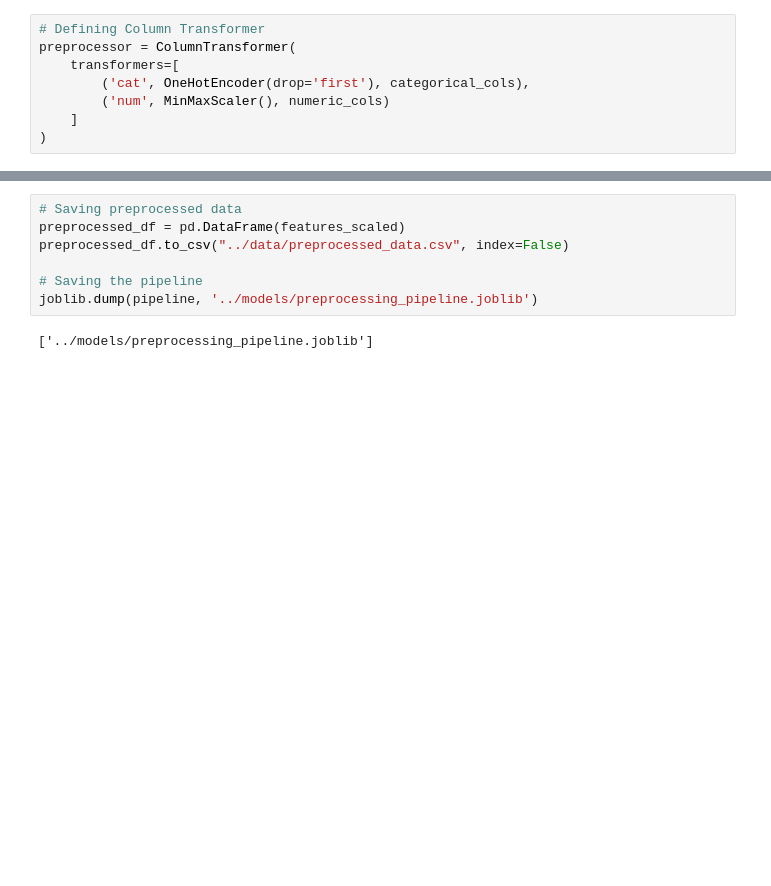
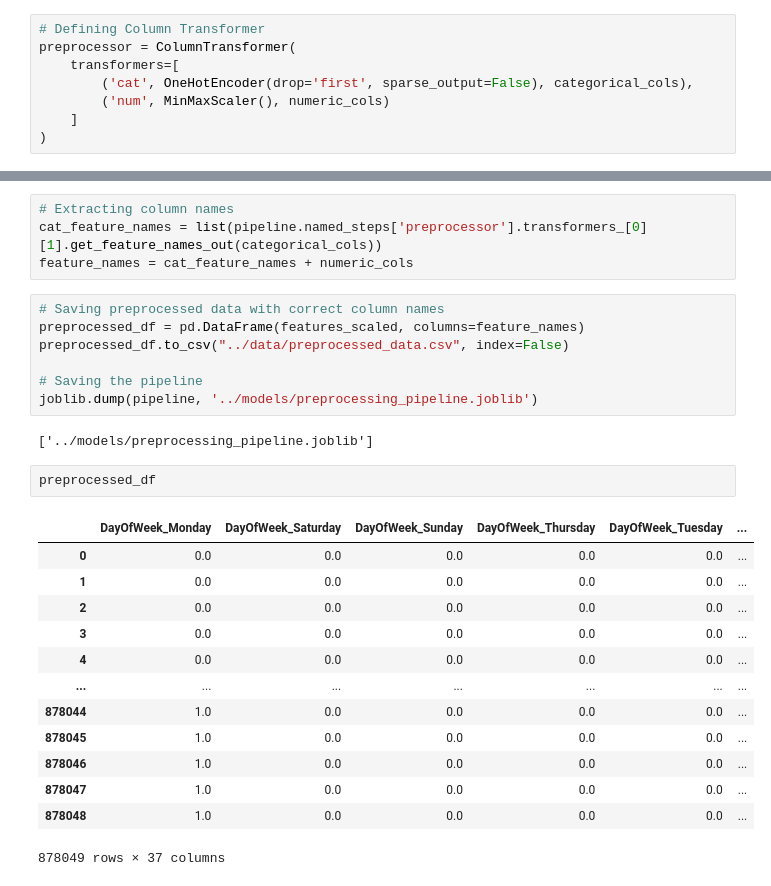
Before and after one commit to MohamedElsyed2005/crime_rate_prediction_project, a Jupyter notebook: notebooks/3_data_preprocessing.ipynb, the cells around one changed output, grey strips where cells are left out. Drawn from its saved outputs; the diff is of its cells as text; blank space fills up the shorter version.

Commit message:
feature names for pipeline

```diff
--- a/notebooks/3_data_preprocessing.ipynb
+++ b/notebooks/3_data_preprocessing.ipynb
@@ -23,7 +23,7 @@ numeric_cols = ['X', 'Y', 'Hour', 'Day', 'Month', 'Weekday']
 # Defining Column Transformer
 preprocessor = ColumnTransformer(
     transformers=[
-        ('cat', OneHotEncoder(drop='first'), categorical_cols),
+        ('cat', OneHotEncoder(drop='first', sparse_output=False), categorical_cols),
         ('num', MinMaxScaler(), numeric_cols)
     ]
 )
@@ -35,12 +35,32 @@ pipeline = Pipeline([
 # %%
 # Fit and transform data
 features_scaled = pipeline.fit_transform(df)
+# %%
+# Extracting column names
+cat_feature_names = list(pipeline.named_steps['preprocessor'].transformers_[0][1].get_feature_names_out(categorical_cols))
+feature_names = cat_feature_names + numeric_cols
 # %%
-# Saving preprocessed data
-preprocessed_df = pd.DataFrame(features_scaled)
+# Saving preprocessed data with correct column names
+preprocessed_df = pd.DataFrame(features_scaled, columns=feature_names)
 preprocessed_df.to_csv("../data/preprocessed_data.csv", index=False)
 
 # Saving the pipeline
 joblib.dump(pipeline, '../models/preprocessing_pipeline.joblib')
 # %% [output]
 ['../models/preprocessing_pipeline.joblib']
+# %%
+preprocessed_df
+# %% [output]
+|  | DayOfWeek_Monday | DayOfWeek_Saturday | DayOfWeek_Sunday | DayOfWeek_Thursday | DayOfWeek_Tuesday | ... |
+| 0 | 0.0 | 0.0 | 0.0 | 0.0 | 0.0 | ... |
+| 1 | 0.0 | 0.0 | 0.0 | 0.0 | 0.0 | ... |
+| 2 | 0.0 | 0.0 | 0.0 | 0.0 | 0.0 | ... |
+| 3 | 0.0 | 0.0 | 0.0 | 0.0 | 0.0 | ... |
+| 4 | 0.0 | 0.0 | 0.0 | 0.0 | 0.0 | ... |
+| ... | ... | ... | ... | ... | ... | ... |
+| 878044 | 1.0 | 0.0 | 0.0 | 0.0 | 0.0 | ... |
+| 878045 | 1.0 | 0.0 | 0.0 | 0.0 | 0.0 | ... |
+| 878046 | 1.0 | 0.0 | 0.0 | 0.0 | 0.0 | ... |
+| 878047 | 1.0 | 0.0 | 0.0 | 0.0 | 0.0 | ... |
+| 878048 | 1.0 | 0.0 | 0.0 | 0.0 | 0.0 | ... |
+878049 rows × 37 columns
```
Also changed, not shown: 1 other file.
